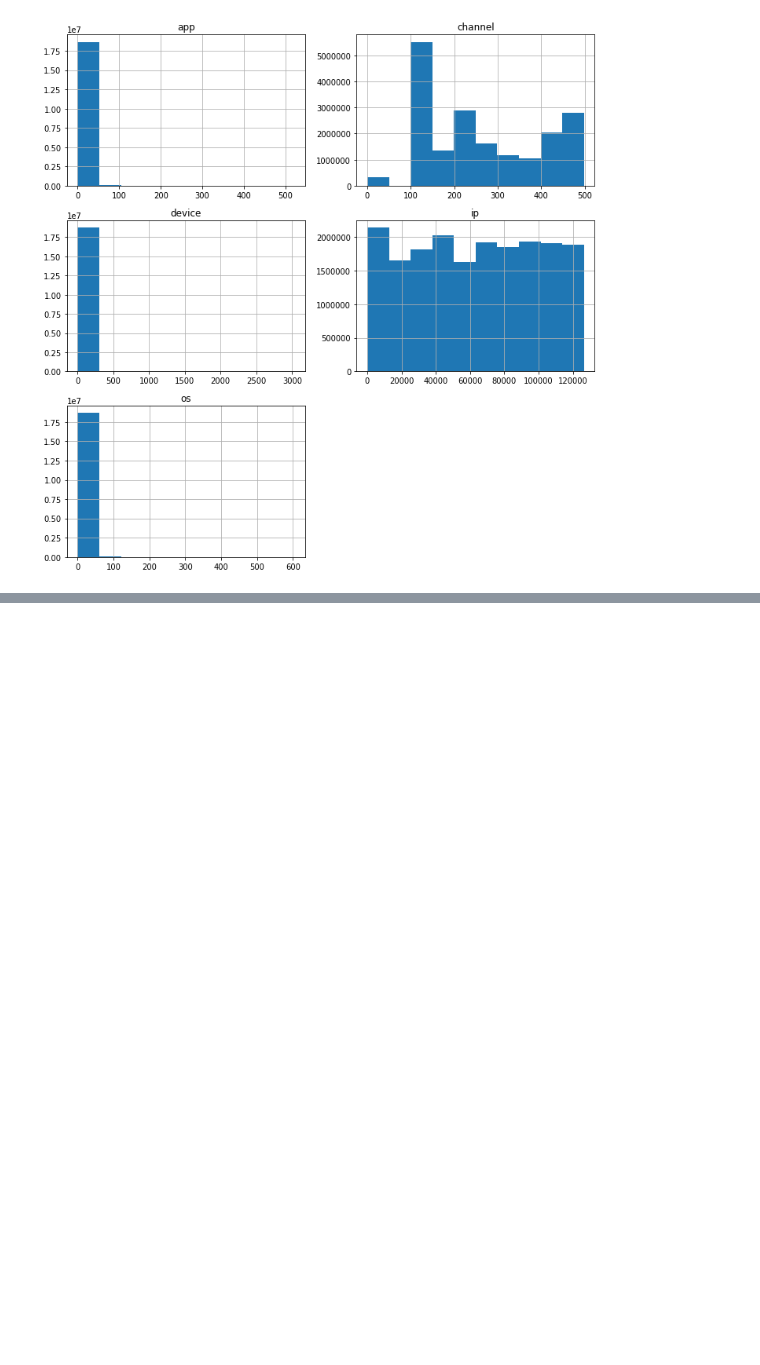
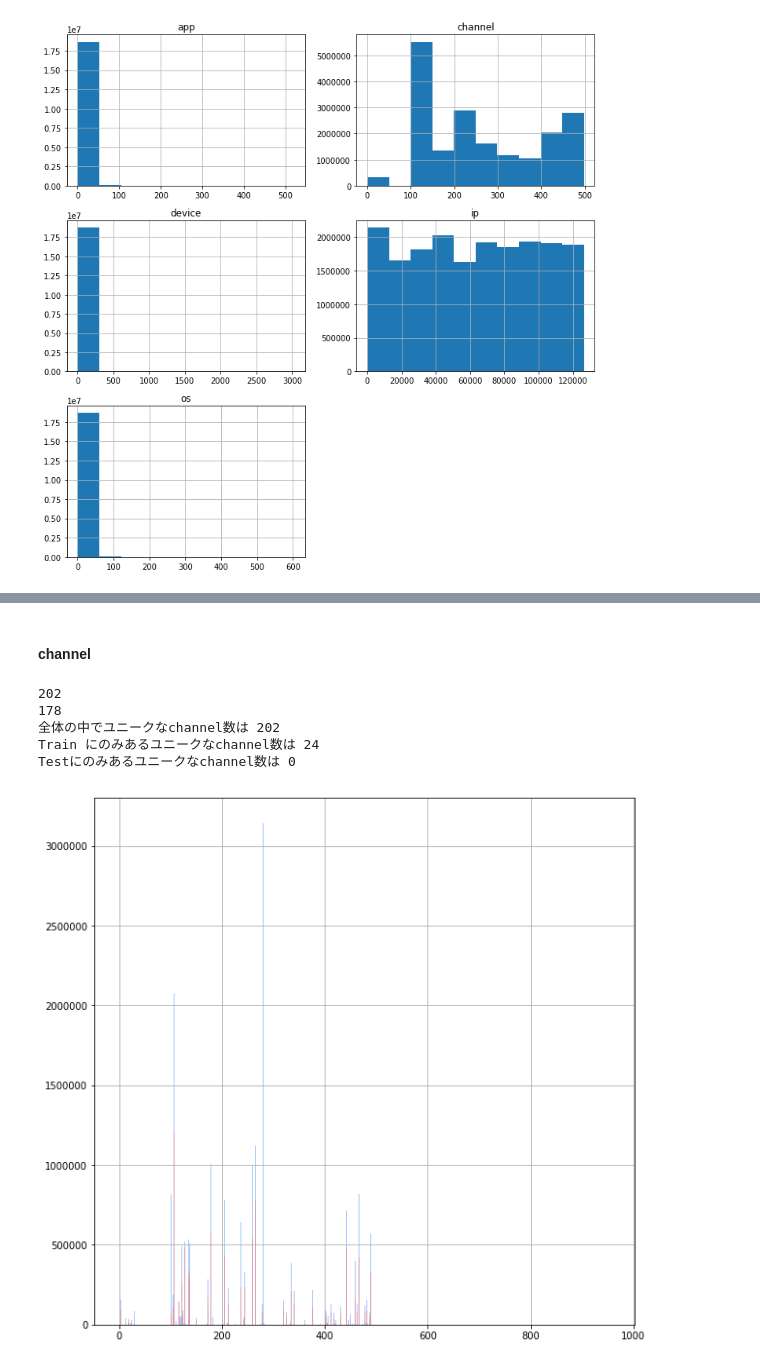
Before and after one commit to tkazusa/Kaggle-TalkingData-AdTracking-Fraud-Detection-Challenge, a Jupyter notebook: SomeEDA1.ipynb, the cells around one changed output, grey strips where cells are left out. Cells and saved outputs as stored; diff of their text form; code cells hidden in the pictures; blank space fills up the shorter version.

```diff
--- a/SomeEDA1.ipynb
+++ b/SomeEDA1.ipynb
@@ -181,0 +284,32 @@ plt.tight_layout()
+# %% [markdown]
+#### channel
+# %%
+tr_channels = np.array(df_train["channel"].unique())
+tr_limit_channels = np.array(df_tr_limit["channel"].unique())
+test_channels = np.array(df_test["channel"].unique())
+print(len(tr_channels))
+print(len(test_channels))
+
+#全体のユニーク
+unique_union = np.union1d(tr_channels, test_channels)
+print('全体の中でユニークなchannel数は',len(unique_union))
+
+# Trainのみにある
+only_tr_limit_channels = np.setdiff1d(unique_union, test_channels)
+print('Train にのみあるユニークなchannel数は', len(only_tr_limit_channels))
+
+#テストのみにある
+only_test_channels = np.setdiff1d(unique_union, tr_channels)
+print('Testにのみあるユニークなchannel数は', len(only_test_channels))
+# %% [output]
+202
+178
+全体の中でユニークなchannel数は 202
+Train にのみあるユニークなchannel数は 24
+Testにのみあるユニークなchannel数は 0
+# %%
+df_tr_limit["channel"].hist(color="#5F9BFF", alpha=.5, bins=range(0,tr_oss.max(),1))
+df_test["channel"].hist(color="#F8766D", alpha=.5, bins=range(0,tr_oss.max(),1))
+plt.show()
+# %% [output]
+[figure, added]
```
Also changed, not shown: parts of 14 cells of this notebook, 18 other files.
